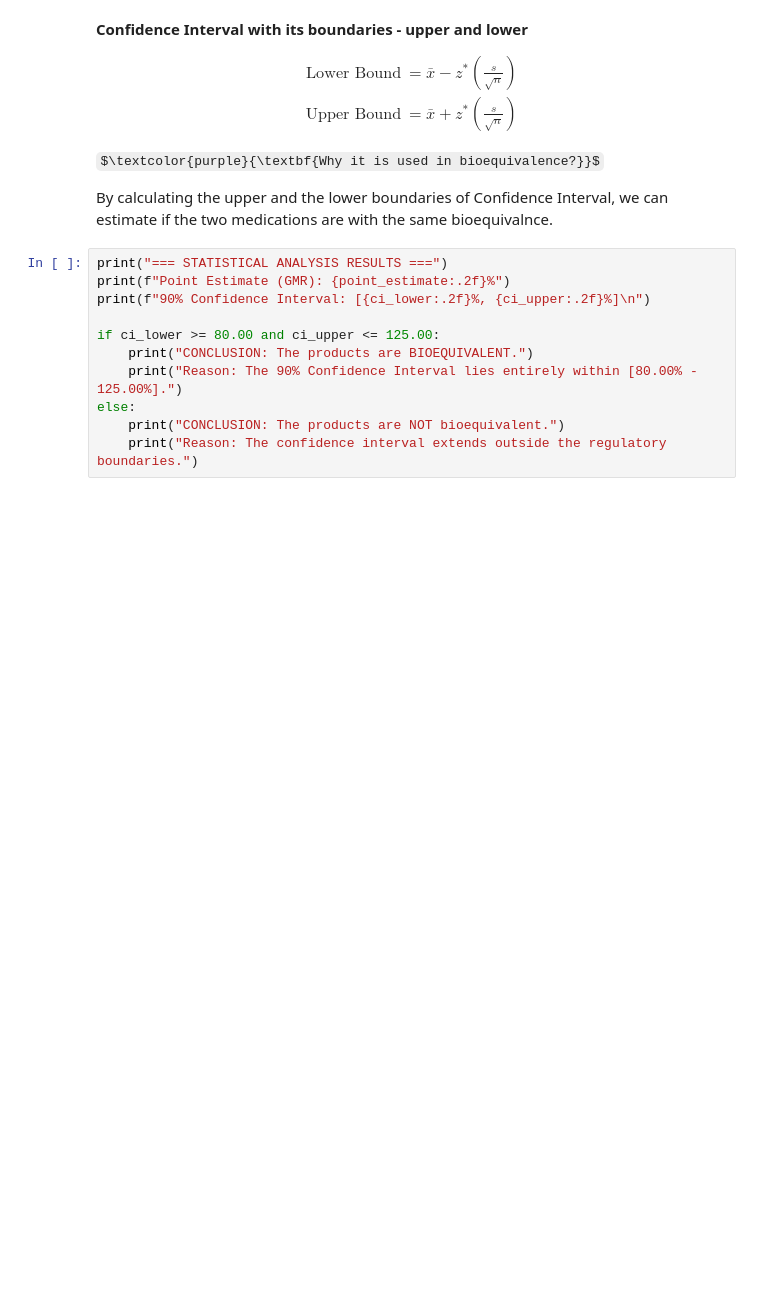
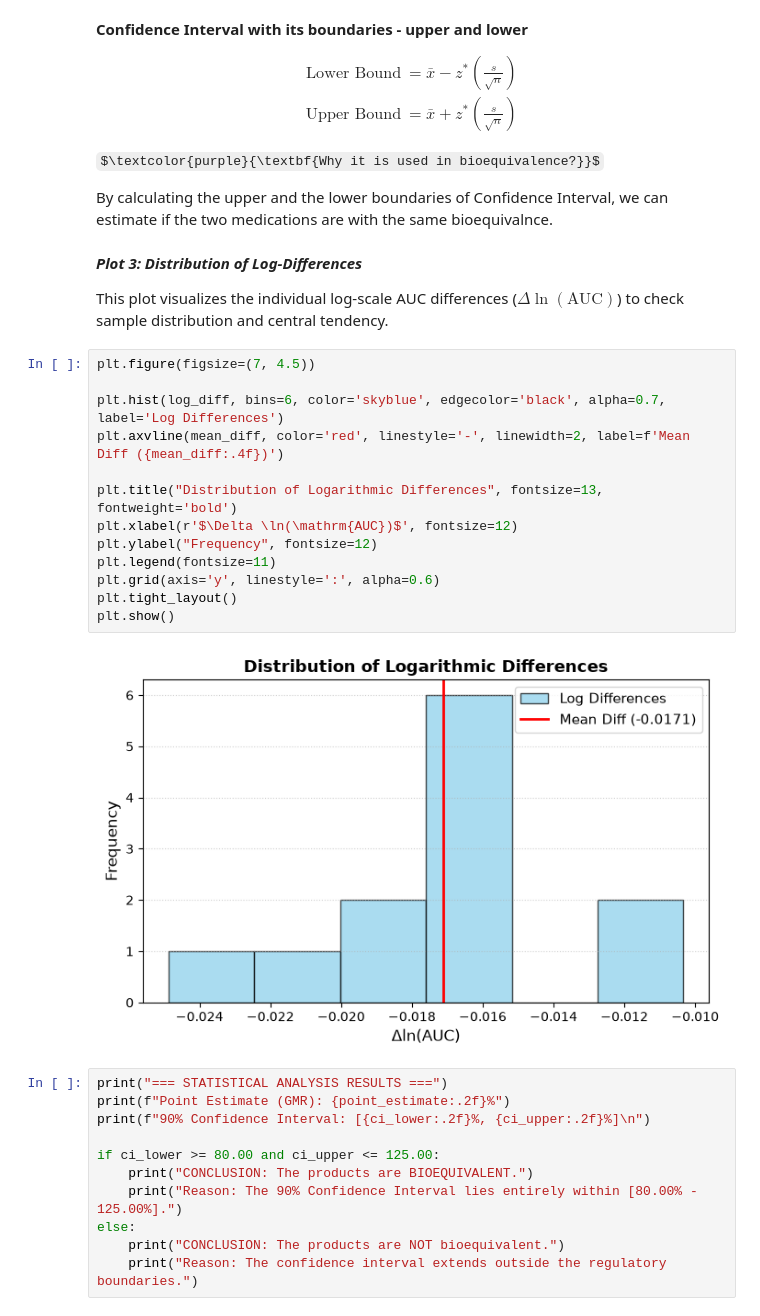
Before and after one commit to dilyaaana-lab/Bioequivalence---Module-2---Project-, a Jupyter notebook: Bioequivalence.ipynb, the cells around one changed output. Drawn from its saved outputs; the diff is of its cells as text; some formulas as TeX source; blank space fills up the shorter version.

```diff
--- a/Bioequivalence.ipynb
+++ b/Bioequivalence.ipynb
@@ -258,6 +363,25 @@ $$
 $\textcolor{purple}{\textbf{Why it is used in bioequivalence?}}$
 
 By calculating  the  upper and the  lower boundaries of Confidence Interval, we can estimate if the two medications are with the same bioequivalnce.
+# %% [markdown]
+***Plot 3: Distribution of Log-Differences***
+
+This plot visualizes the individual log-scale AUC differences ($\Delta \ln(\text{AUC})$) to check sample distribution and central tendency.
+# %%
+plt.figure(figsize=(7, 4.5))
+
+plt.hist(log_diff, bins=6, color='skyblue', edgecolor='black', alpha=0.7, label='Log Differences')
+plt.axvline(mean_diff, color='red', linestyle='-', linewidth=2, label=f'Mean Diff ({mean_diff:.4f})')
+
+plt.title("Distribution of Logarithmic Differences", fontsize=13, fontweight='bold')
+plt.xlabel(r'$\Delta \ln(\mathrm{AUC})$', fontsize=12)
+plt.ylabel("Frequency", fontsize=12)
+plt.legend(fontsize=11)
+plt.grid(axis='y', linestyle=':', alpha=0.6)
+plt.tight_layout()
+plt.show()
+# %% [output]
+[figure, added]
 # %%
 print("=== STATISTICAL ANALYSIS RESULTS ===")
 print(f"Point Estimate (GMR): {point_estimate:.2f}%")
```
Also changed, not shown: parts of 15 cells of this notebook.
